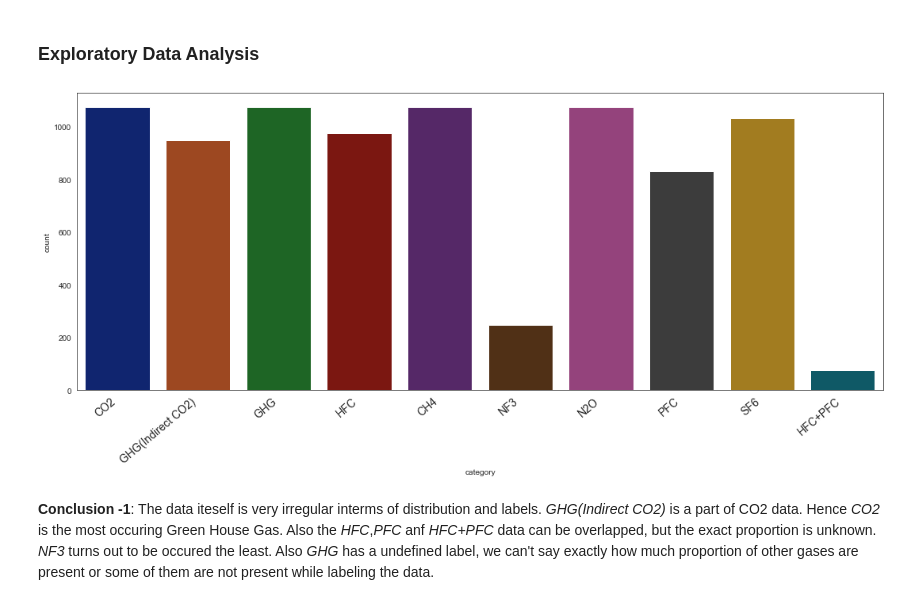
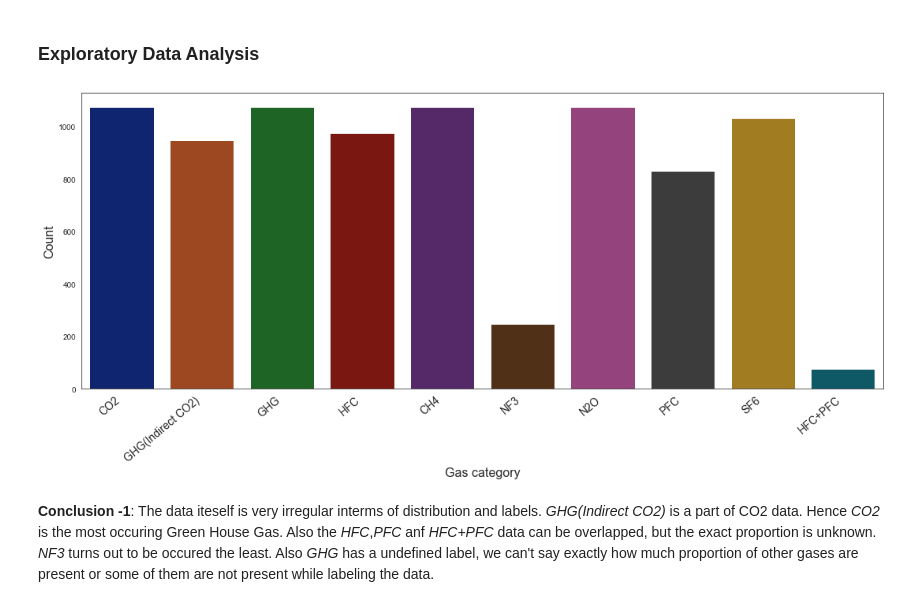
Before and after one commit to Wealthy-Waste/International-Greenhouse-Gas-Emissions, a Jupyter notebook: INTERNATIONAL GREENHOUSE GAS EMMISSION/1 - EMISSION ANALYSIS - 9TH MAY 2020.ipynb, the cells around one changed output. Drawn from its saved outputs; the diff is of its cells as text; code cells hidden in the pictures.

```diff
--- a/INTERNATIONAL GREENHOUSE GAS EMMISSION/1 - EMISSION ANALYSIS - 9TH MAY 2020.ipynb
+++ b/INTERNATIONAL GREENHOUSE GAS EMMISSION/1 - EMISSION ANALYSIS - 9TH MAY 2020.ipynb
@@ -190,11 +189,14 @@ l.count()
 # %%
 plt.figure(figsize=(15,7))
 ax = sns.countplot(replaced_emission["category"])
 ax.set_xticklabels(ax.get_xticklabels(),rotation=40, ha="right", fontsize=14)
 plt.tight_layout()
+plt.xlabel("Gas category",fontsize=16)
+plt.ylabel("Count",fontsize=16)
+plt.rcParams["figure.figsize"] = [15, 10]
 plt.show()
 # %% [output]
-[figure, old version]
+[figure, new version]
 # %% [markdown]
 **Conclusion -1**:
     The data iteself is very irregular interms of distribution and labels. *GHG(Indirect CO2)* is a part of CO2 data. Hence *CO2* is the most occuring Green House Gas. Also the *HFC*,*PFC* anf *HFC+PFC* data can be overlapped, but the exact proportion is unknown. *NF3* turns out to be occured the least. Also *GHG* has a undefined label, we can't say exactly how much proportion of other gases are present or some of them are not present while labeling the data.
```
Also changed, not shown: parts of 28 cells of this notebook.
